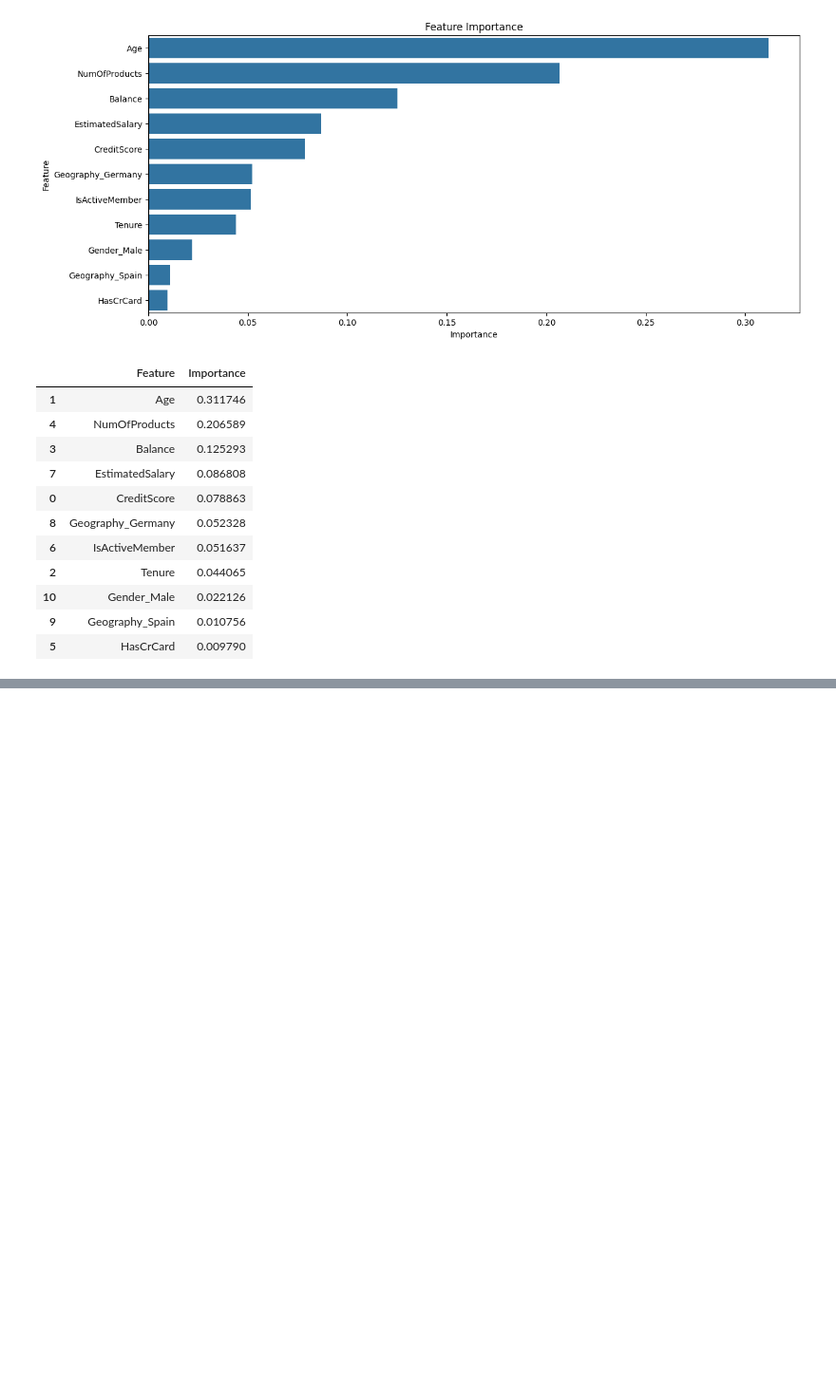
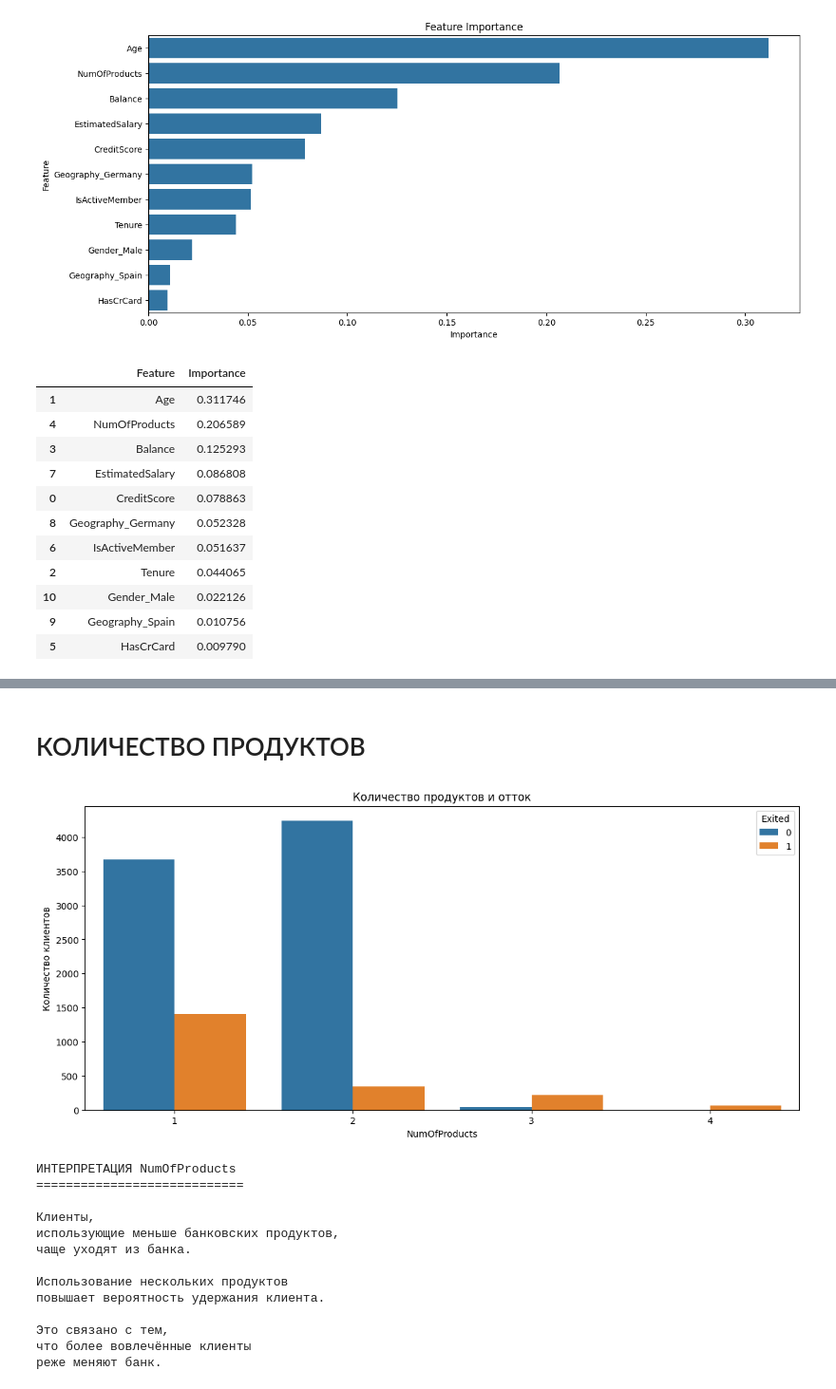
Before and after one commit to Maxammadjon/bank-churn-prediction, a Jupyter notebook: notebooks/Обучения модели.ipynb, the cells around one changed output, grey strips where cells are left out. Shown at 95% size. Saved outputs shown, nothing was run; the diff lists cells and outputs as text; code cells hidden in the pictures; blank space fills up the shorter version.

```diff
--- a/notebooks/Обучения модели.ipynb
+++ b/notebooks/Обучения модели.ipynb
@@ -886,0 +1089,50 @@ display(feature_importance)
+# %% [markdown]
+# КОЛИЧЕСТВО ПРОДУКТОВ
+# %%
+plt.figure(figsize=(14, 6))
+
+sns.countplot(
+    data=df,
+    x='NumOfProducts',
+    hue='Exited'
+)
+
+plt.title('Количество продуктов и отток')
+plt.xlabel('NumOfProducts')
+plt.ylabel('Количество клиентов')
+
+plt.show()
+
+
+print("""
+
+ИНТЕРПРЕТАЦИЯ NumOfProducts
+============================
+
+Клиенты,
+использующие меньше банковских продуктов,
+чаще уходят из банка.
+
+Использование нескольких продуктов
+повышает вероятность удержания клиента.
+
+Это связано с тем,
+что более вовлечённые клиенты
+реже меняют банк.
+
+""")
+# %% [output]
+[figure, added]
+ИНТЕРПРЕТАЦИЯ NumOfProducts
+============================
+
+Клиенты,
+использующие меньше банковских продуктов,
+чаще уходят из банка.
+
+Использование нескольких продуктов
+повышает вероятность удержания клиента.
+
+Это связано с тем,
+что более вовлечённые клиенты
+реже меняют банк.
```
Also changed, not shown: parts of 12 cells of this notebook, 7 other files.
